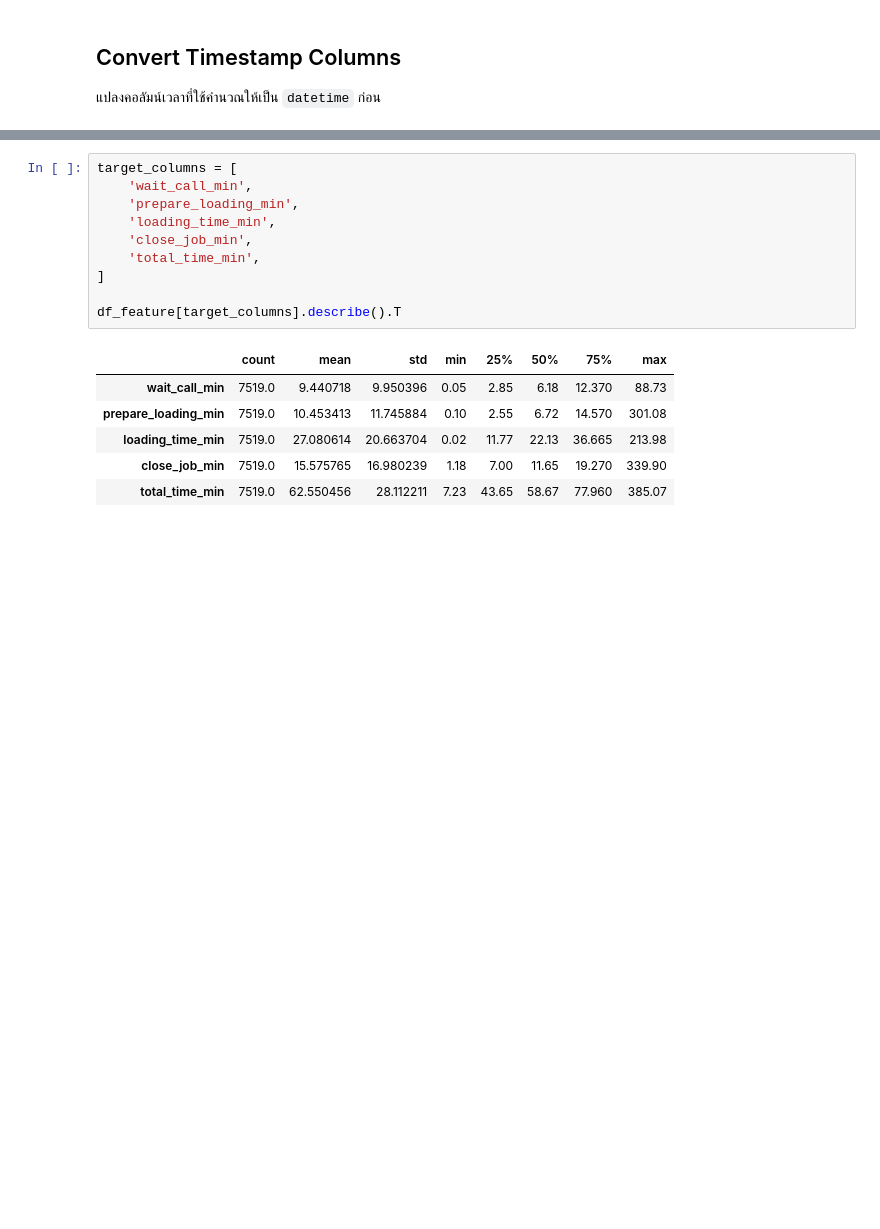
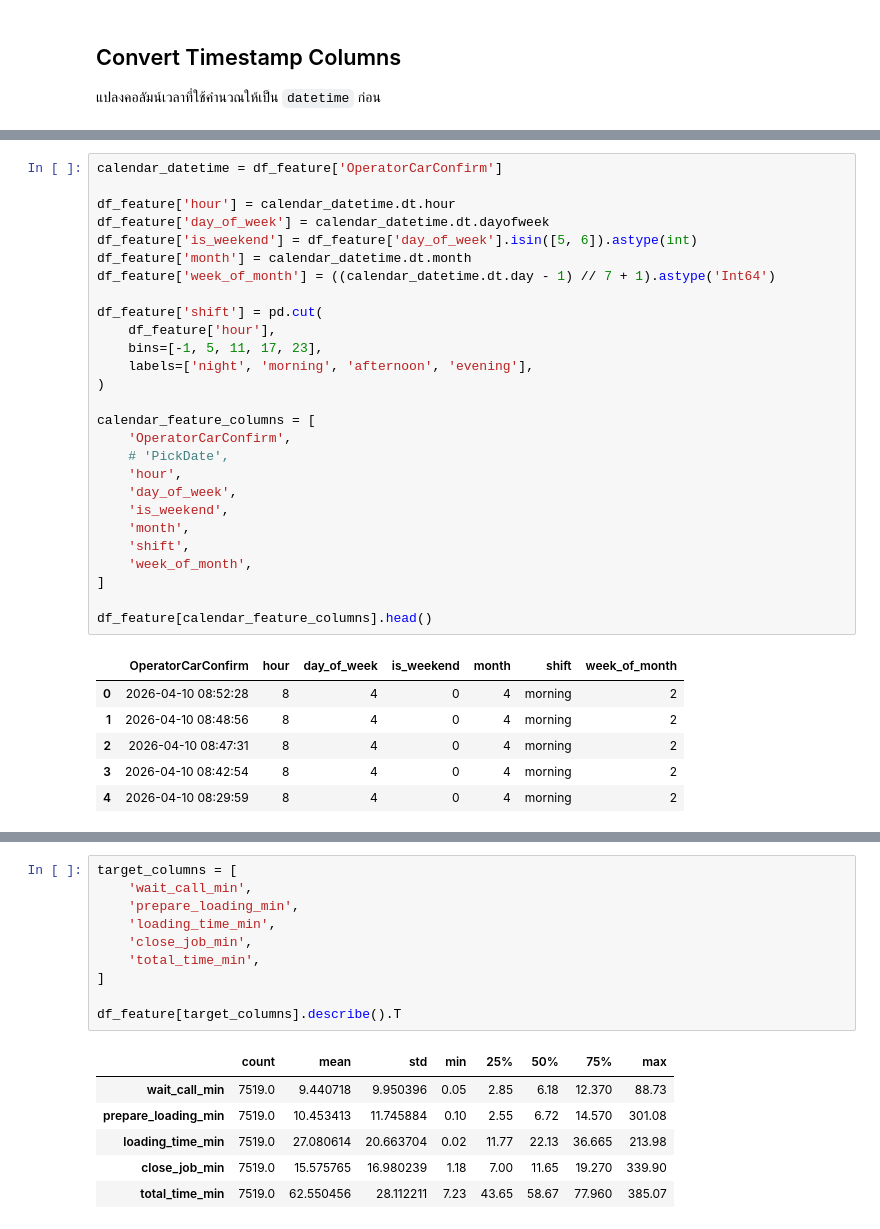
Before and after one commit to Armpa16/WMS-ML, a Jupyter notebook: notebooks/04_FeatureEngineering.ipynb, the cells around one changed output, grey strips where cells are left out. Cells and saved outputs as stored; diff of their text form; blank space fills up the shorter version.

```diff
--- a/notebooks/04_FeatureEngineering.ipynb
+++ b/notebooks/04_FeatureEngineering.ipynb
@@ -131 +85,35 @@ peak hours: [7, 13, 14, 15]
+# %%
+calendar_datetime = df_feature['OperatorCarConfirm']
+
+df_feature['hour'] = calendar_datetime.dt.hour
+df_feature['day_of_week'] = calendar_datetime.dt.dayofweek
+df_feature['is_weekend'] = df_feature['day_of_week'].isin([5, 6]).astype(int)
+df_feature['month'] = calendar_datetime.dt.month
+df_feature['week_of_month'] = ((calendar_datetime.dt.day - 1) // 7 + 1).astype('Int64')
+
+df_feature['shift'] = pd.cut(
+    df_feature['hour'],
+    bins=[-1, 5, 11, 17, 23],
+    labels=['night', 'morning', 'afternoon', 'evening'],
+)
+
+calendar_feature_columns = [
+    'OperatorCarConfirm',
+    # 'PickDate',
+    'hour',
+    'day_of_week',
+    'is_weekend',
+    'month',
+    'shift',
+    'week_of_month',
+]
+
+df_feature[calendar_feature_columns].head()
+# %% [output]
+|  | OperatorCarConfirm | hour | day_of_week | is_weekend | month | shift | week_of_month |
+| 0 | 2026-04-10 08:52:28 | 8 | 4 | 0 | 4 | morning | 2 |
+| 1 | 2026-04-10 08:48:56 | 8 | 4 | 0 | 4 | morning | 2 |
+| 2 | 2026-04-10 08:47:31 | 8 | 4 | 0 | 4 | morning | 2 |
+| 3 | 2026-04-10 08:42:54 | 8 | 4 | 0 | 4 | morning | 2 |
+| 4 | 2026-04-10 08:29:59 | 8 | 4 | 0 | 4 | morning | 2 |
 # %% [markdown]
```
Also changed, not shown: parts of 14 cells of this notebook, 3 other files.
